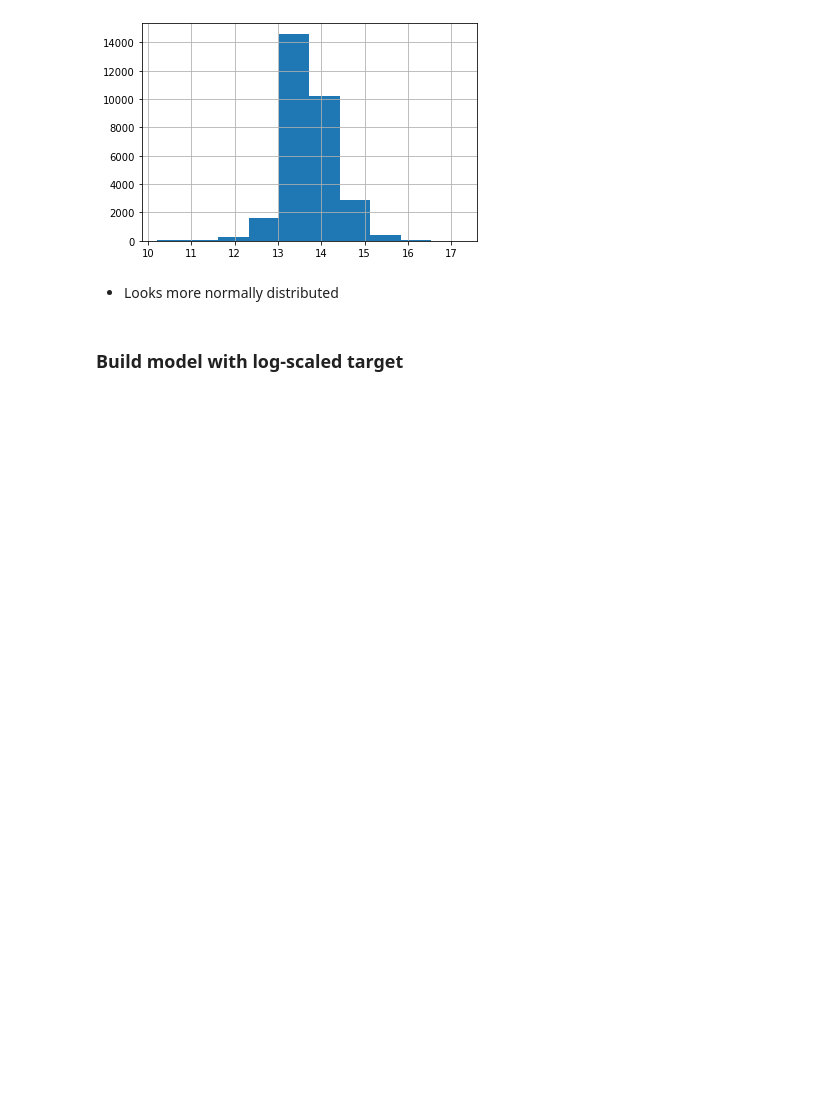
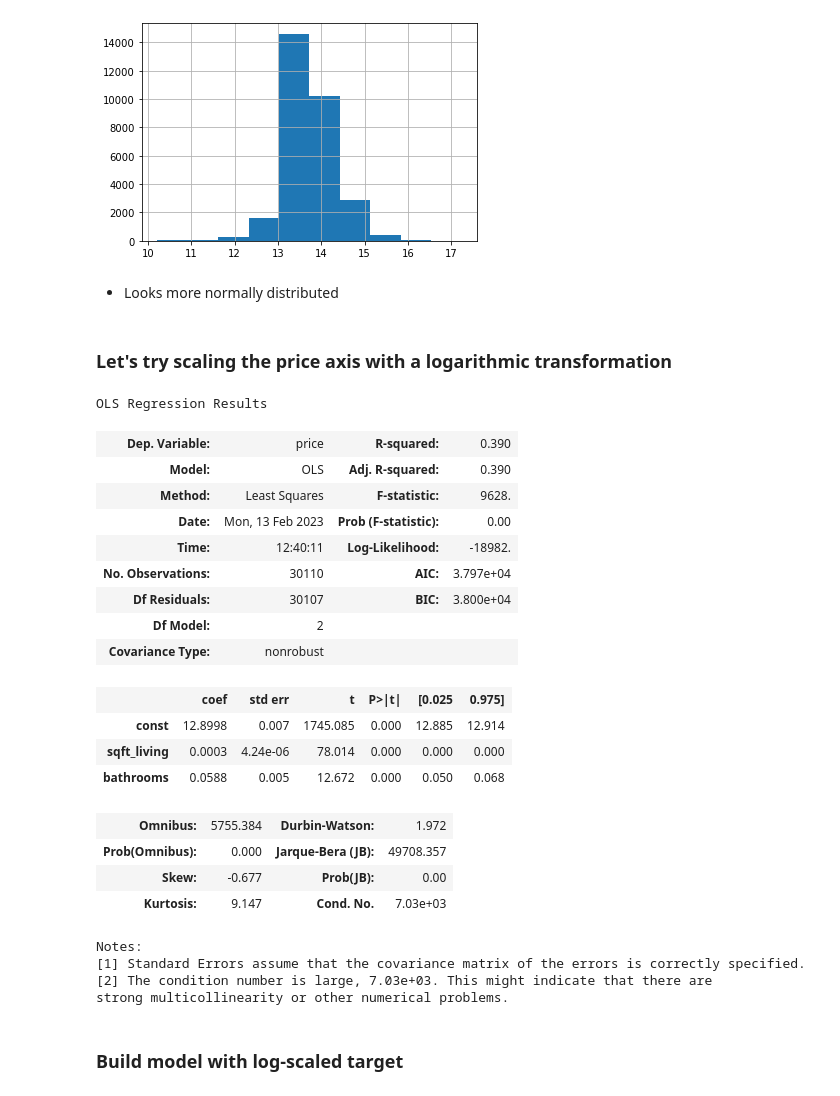
Before and after one commit to albertcchen/dsc-phase-2-project, a Jupyter notebook: albert_notebook.ipynb, the cells around one changed output. Drawn from its saved outputs; the diff is of its cells as text; code cells hidden in the pictures; blank space fills up the shorter version.

```diff
--- a/albert_notebook.ipynb
+++ b/albert_notebook.ipynb
@@ -337,6 +425,34 @@ y_scld.hist();
 [figure]
 # %% [markdown]
 - Looks more normally distributed
+# %% [markdown]
+### Let's try scaling the price axis with a logarithmic transformation
+# %%
+model_price2 = sm.OLS(y_scld, preds_with_const2).fit()
+model_price2.summary()
+# %% [output]
+OLS Regression Results
+| Dep. Variable: | price | R-squared: | 0.390 |
+| Model: | OLS | Adj. R-squared: | 0.390 |
+| Method: | Least Squares | F-statistic: | 9628. |
+| Date: | Mon, 13 Feb 2023 | Prob (F-statistic): | 0.00 |
+| Time: | 12:40:11 | Log-Likelihood: | -18982. |
+| No. Observations: | 30110 | AIC: | 3.797e+04 |
+| Df Residuals: | 30107 | BIC: | 3.800e+04 |
+| Df Model: | 2 |  |  |
+| Covariance Type: | nonrobust |  |  |
+|  | coef | std err | t | P>|t| | [0.025 | 0.975] |
+| const | 12.8998 | 0.007 | 1745.085 | 0.000 | 12.885 | 12.914 |
+| sqft_living | 0.0003 | 4.24e-06 | 78.014 | 0.000 | 0.000 | 0.000 |
+| bathrooms | 0.0588 | 0.005 | 12.672 | 0.000 | 0.050 | 0.068 |
+| Omnibus: | 5755.384 | Durbin-Watson: | 1.972 |
+| Prob(Omnibus): | 0.000 | Jarque-Bera (JB): | 49708.357 |
+| Skew: | -0.677 | Prob(JB): | 0.00 |
+| Kurtosis: | 9.147 | Cond. No. | 7.03e+03 |
+Notes:
+[1] Standard Errors assume that the covariance matrix of the errors is correctly specified.
+[2] The condition number is large, 7.03e+03. This might indicate that there are
+strong multicollinearity or other numerical problems.
 # %% [markdown]
 ### Build model with log-scaled target
 # %%
```
Also changed, not shown: parts of 21 cells of this notebook, 1 other file.
